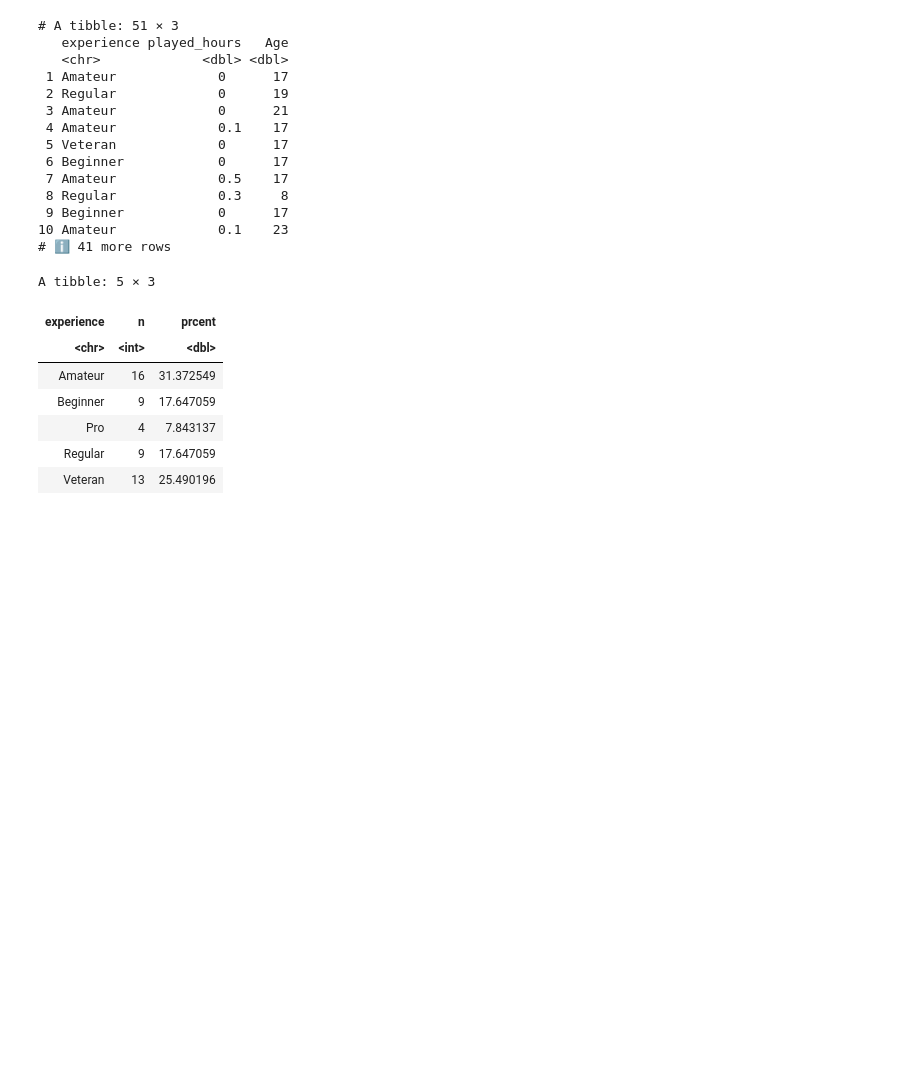
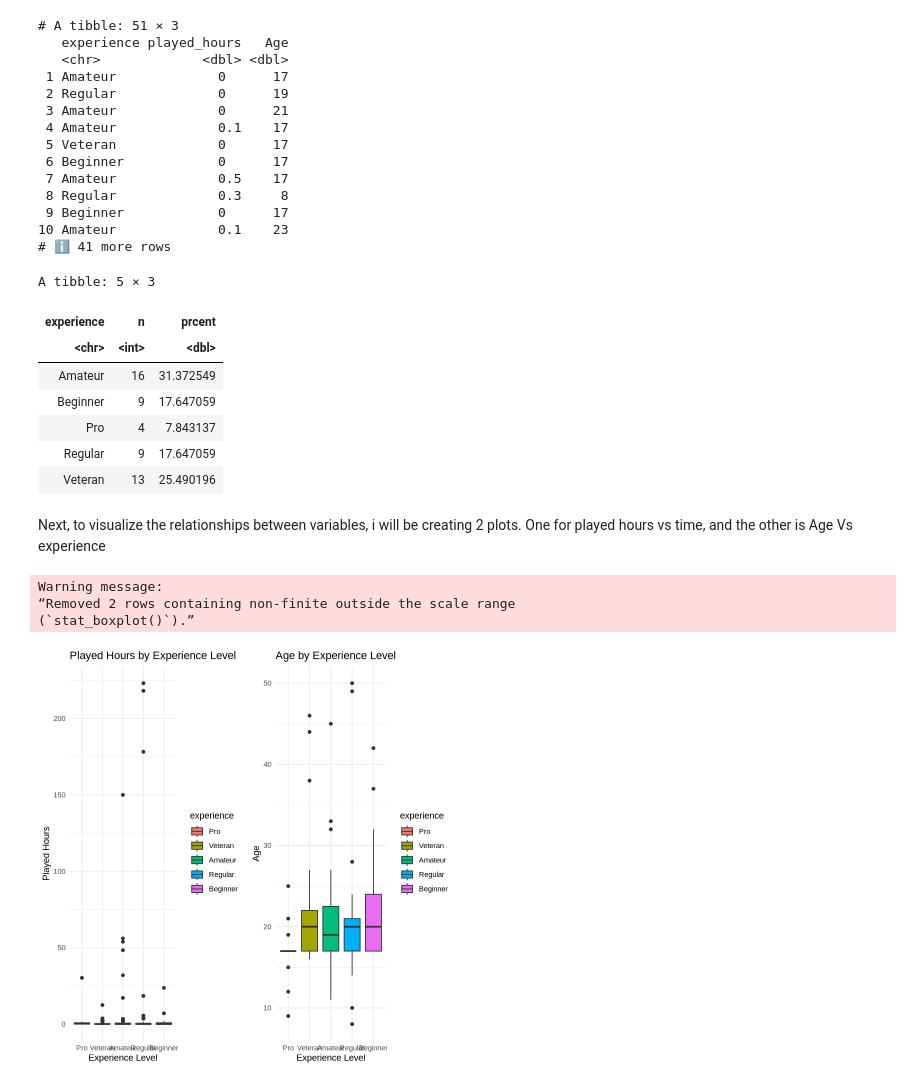
Before and after one commit to buildwithme1/Dacia-100-project-template, a Jupyter notebook: players.ipynb, the cells around one changed output. Saved outputs shown, nothing was run; the diff lists cells and outputs as text; code cells hidden in the pictures; blank space fills up the shorter version.

```diff
--- a/players.ipynb
+++ b/players.ipynb
@@ -181,3 +181,25 @@ A tibble: 5 × 3
 | Pro | 4 | 7.843137 |
 | Regular | 9 | 17.647059 |
 | Veteran | 13 | 25.490196 |
+# %% [markdown]
+Next, to visualize the relationships between variables, i will be creating 2 plots. One for played hours vs time, and the other is Age Vs experience
+# %%
+# played_hours vs experience
+plot1 <- ggplot(selected_file, aes(x = experience, y = played_hours, fill = experience)) +
+  geom_boxplot() +
+  labs(title = "Played Hours by Experience Level", y = "Played Hours", x = "Experience Level") +
+  theme_minimal()
+
+# Age vs experience
+plot2 <- ggplot(selected_file, aes(x = experience, y = Age, fill = experience)) +
+  geom_boxplot() +
+  labs(title = "Age by Experience Level",x = "Experience Level", y = "Age") +
+  theme_minimal()
+
+# Show both plots side by side
+grid.arrange(plot1, plot2, ncol = 2)
+# %% [output]
+Warning message:
+“Removed 2 rows containing non-finite outside the scale range
+(`stat_boxplot()`).”
+[figure, added]
```
